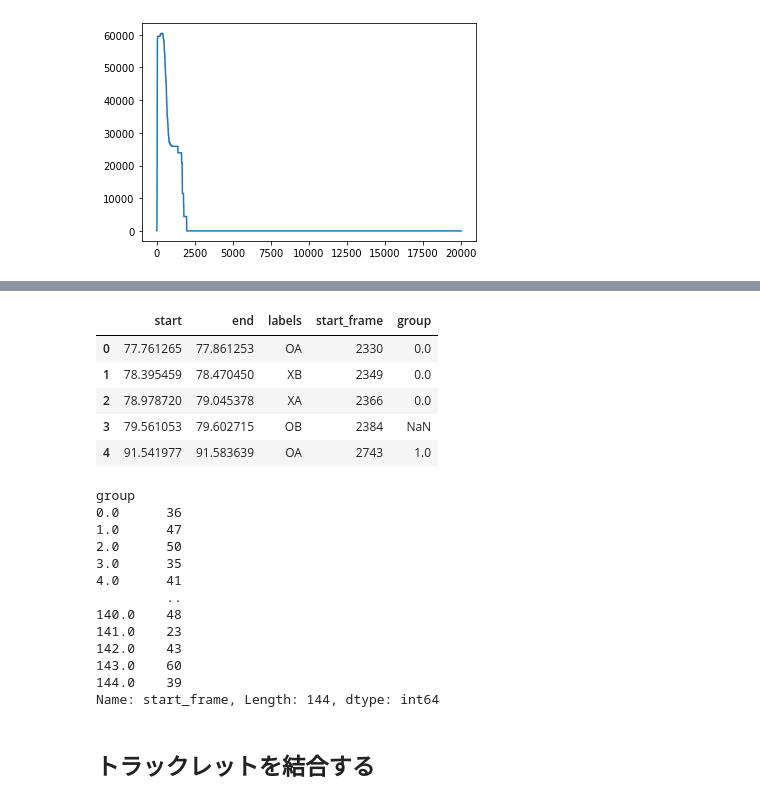
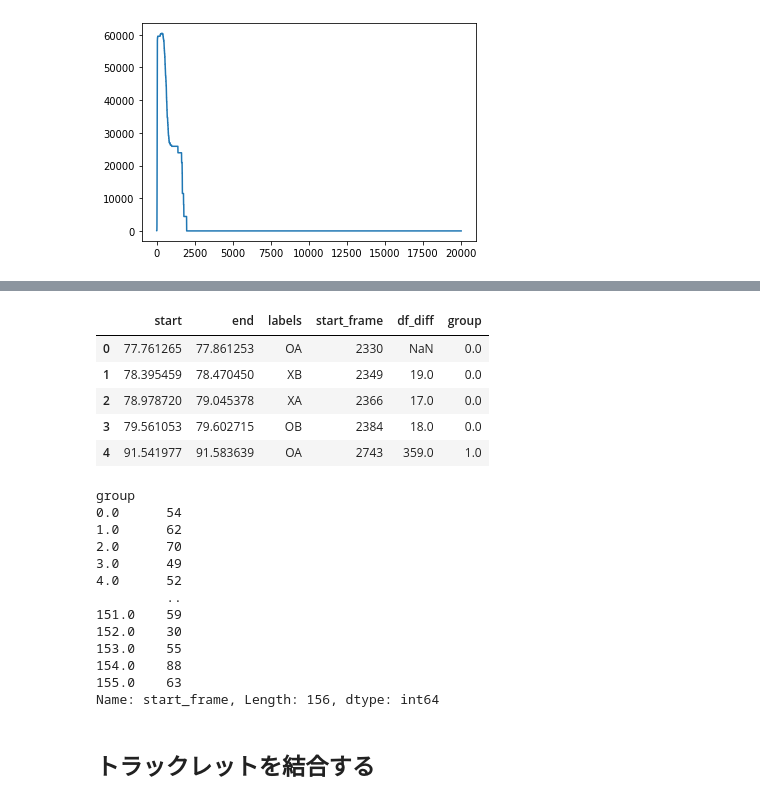
Before and after one commit to mei28/deep_sort, a Jupyter notebook: exp/20220609/rally.ipynb, the cells around one changed output, grey strips where cells are left out. Cells and saved outputs as stored; diff of their text form; code cells hidden in the pictures.

```diff
--- a/exp/20220609/rally.ipynb
+++ b/exp/20220609/rally.ipynb
@@ -53,6 +65,7 @@ plt.show()
 [figure]
 # %%
 def OtsuScore(data,thresh):
+    """前後のプレーの時間差から閾値となる二値を決める"""
     w_0 = len(data[data > thresh])/len(data)
     w_1 = len(data[data <= thresh])/len(data)
 
@@ -80,6 +93,6 @@ print(scores.index(max(scores)))
 330
 [figure]
 # %%
-threshold = scores.index(max(scores))
+threshold = min(scores.index(max(scores)),50)
 print(df_diff[df_diff>threshold].shape,df_diff[df_diff<=threshold].shape)
 # %% [output]
@@ -103,34 +100,36 @@ df
 # %%
 cnt = 0
+df = df.reset_index(drop=True)
+df['df_diff'] = df_diff
+df.loc[0,'group']=0
 for i in range(1,len(df)):
-    if df_diff[i]>=threshold:
+    if df.loc[i,'df_diff']>=threshold:
         cnt += 1
-    else:
-        df.loc[i-1,'group'] = cnt
+    df.loc[i,'group'] = cnt
 df.head()
 # %% [output]
-|  | start | end | labels | start_frame | group |
-| 0 | 77.761265 | 77.861253 | OA | 2330 | 0.0 |
-| 1 | 78.395459 | 78.470450 | XB | 2349 | 0.0 |
-| 2 | 78.978720 | 79.045378 | XA | 2366 | 0.0 |
-| 3 | 79.561053 | 79.602715 | OB | 2384 | NaN |
-| 4 | 91.541977 | 91.583639 | OA | 2743 | 1.0 |
+|  | start | end | labels | start_frame | df_diff | group |
+| 0 | 77.761265 | 77.861253 | OA | 2330 | NaN | 0.0 |
+| 1 | 78.395459 | 78.470450 | XB | 2349 | 19.0 | 0.0 |
+| 2 | 78.978720 | 79.045378 | XA | 2366 | 17.0 | 0.0 |
+| 3 | 79.561053 | 79.602715 | OB | 2384 | 18.0 | 0.0 |
+| 4 | 91.541977 | 91.583639 | OA | 2743 | 359.0 | 1.0 |
 # %%
 df.groupby('group')['start_frame'].apply(lambda x: x.max()-x.min())
 # %% [output]
 group
-0.0      36
-1.0      47
-2.0      50
-3.0      35
-4.0      41
+0.0      54
+1.0      62
+2.0      70
+3.0      49
+4.0      52
          ..
-140.0    48
-141.0    23
-142.0    43
-143.0    60
-144.0    39
-Name: start_frame, Length: 144, dtype: int64
+151.0    59
+152.0    30
+153.0    55
+154.0    88
+155.0    63
+Name: start_frame, Length: 156, dtype: int64
 # %% [markdown]
 ## トラックレットを結合する
 # %%
```
Also changed, not shown: parts of 18 cells of this notebook, 2 other files.
